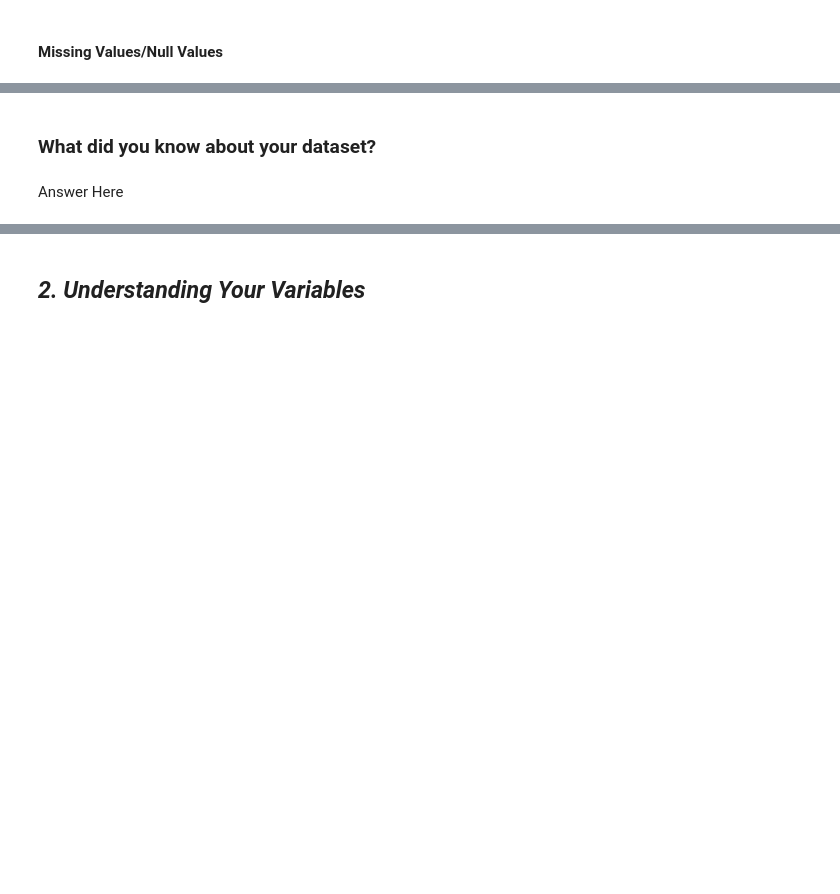
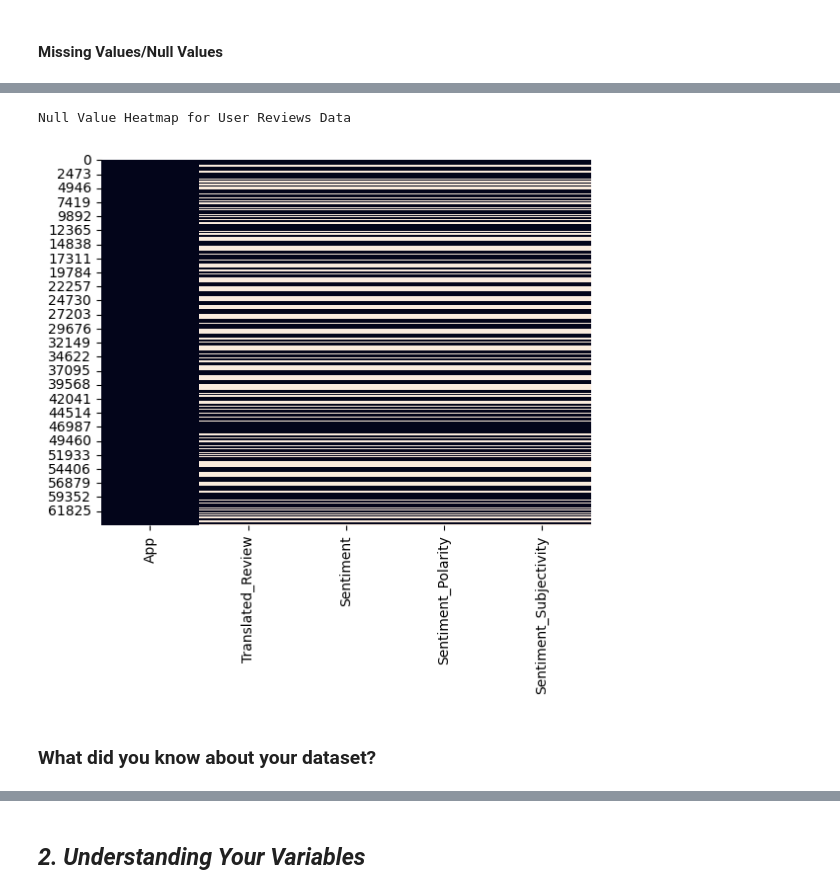
Before and after one commit to rohitpaul09/Play-Store-App-Review-Analysis, a Jupyter notebook: Play_Store_App_Review_Analysis.ipynb, the cells around one changed output, grey strips where cells are left out. Saved outputs shown, nothing was run; the diff lists cells and outputs as text; code cells hidden in the pictures; blank space fills up the shorter version.

```diff
--- a/Play_Store_App_Review_Analysis.ipynb
+++ b/Play_Store_App_Review_Analysis.ipynb
@@ -131,4 +193,11 @@ User Reviews Data Overview:
+# %%
+# Visualizing the missing values
+# Checking Null Value by plotting Heatmap for User Reviews Data
+print('Null Value Heatmap for User Reviews Data')
+sns.heatmap(df_review.isnull(), cbar=False)
+plt.show()
+# %% [output]
+Null Value Heatmap for User Reviews Data
+[figure, added]
 # %% [markdown]
 ### What did you know about your dataset?
-# %% [markdown]
-Answer Here
```
Also changed, not shown: parts of 11 cells of this notebook.
